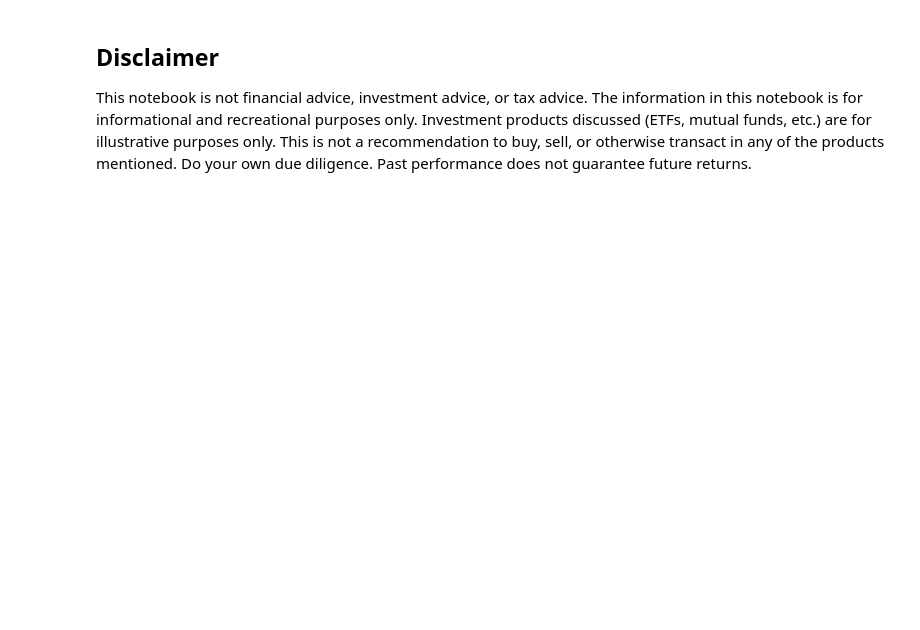
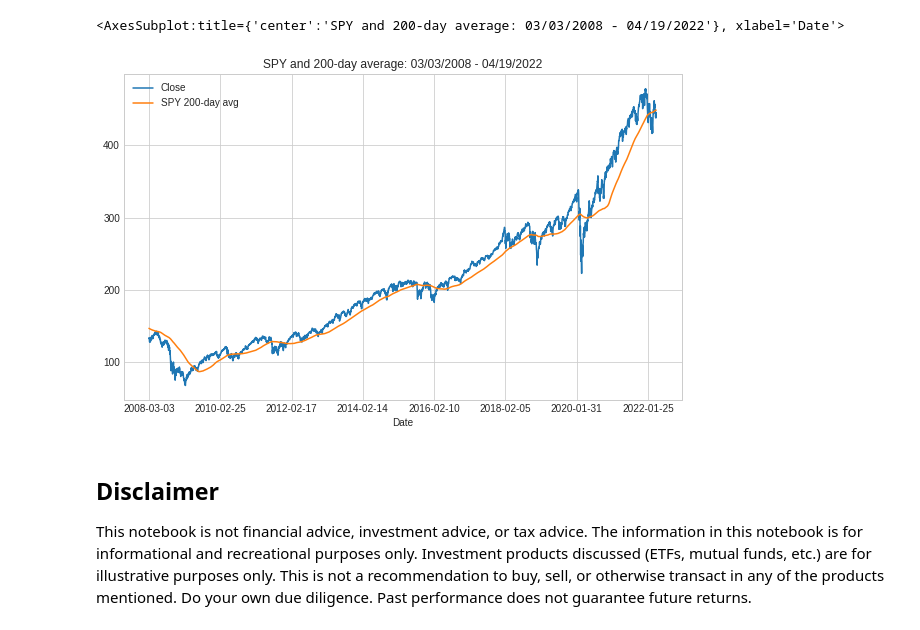
Before and after one commit to IanLKaplan/cash_trigger, a Jupyter notebook: cash_trigger.ipynb, the cells around one changed output. Saved outputs shown, nothing was run; the diff lists cells and outputs as text; code cells hidden in the pictures; blank space fills up the shorter version.

```diff
--- a/cash_trigger.ipynb
+++ b/cash_trigger.ipynb
@@ -140,7 +155,6 @@ from pandas_datareader import data
 import matplotlib.pyplot as plt
 import pandas as pd
 from pandas.core.indexes.datetimes import DatetimeIndex
-from dateutil.relativedelta import relativedelta
 import numpy as np
 from pathlib import Path
 import tempfile
@@ -233,7 +247,13 @@ class SpyData:
     spy_close: pd.DataFrame
     date_index: DatetimeIndex
 
-    def __init__(self, start_date: datetime, end_date: datetime):
+    def __init__(self, start_date: datetime, end_date: datetime) -> object:
+        """
+        start_date: the start of the period for the SPY data.  One year
+        before this date will be fetched to allow for a moving average
+        from start_date
+        end_date: the end of the period for the SPY data.
+        """
         spy_start: datetime = start_date - timedelta(days=365)
         self.spy_close = get_market_data(file_name=self.spy_close_file,
                                          data_col='Close',
@@ -243,7 +263,7 @@ class SpyData:
                                          end_date=end_date)
         self.date_index = self.spy_close.index
 
-    def spy_close(self, start_date: datetime, end_date: datetime) -> pd.DataFrame:
+    def close_data(self, start_date: datetime, end_date: datetime) -> pd.DataFrame:
         """
         Return a section of SPY close prices from start_date to end_date
         """
@@ -267,53 +287,56 @@ class SpyData:
         _average = self.spy_close.values[start_ix:end_ix+1].mean()
         return _average
 
-    def running_sum(self, values: np.array, start_ix: int, end_ix: int, win_size: int) -> np.array:
+    def moving_sum(self, values: np.array, start_ix: int, end_ix: int, win_size: int) -> np.array:
             sum_l: list = []
             win_start_ix = start_ix - (win_size - 1)
             win_end_ix = start_ix
             sum = values[win_start_ix:win_end_ix + 1].sum()
             win_end_ix = win_end_ix + 1
-            sum_l.append(sum)
+            sum_l.append(float(sum))
             while win_end_ix <= end_ix:
                 win_start_ix = win_end_ix - win_size
-                start_val = values[win_start_ix]
-                end_val = values[win_end_ix]
+                start_val = float(values[win_start_ix])
+                end_val = float(values[win_end_ix])
                 sum = (sum - start_val) + end_val
                 sum_l.append(sum)
                 win_end_ix = win_end_ix + 1
             sum_a = np.array(sum_l)
             return sum_a
 
     def moving_avg(self, start_date: datetime, end_date: datetime, window: int = window_size) -> pd.DataFrame:
         """
         Compute a moving average series
         :param start_date: the start date for the moving average series
         :param end_date: the end date for the moving average series
         :param window: the window size that extends, initially, back from start_date
         :return: a moving average series as a DataFrame. The date index will be the same
                  as the SPY time DataFrame between start_date and end_date
         """
         start_ix = findDateIndex(date_index=self.date_index, search_date=start_date)
         end_ix = findDateIndex(date_index=self.date_index, search_date=end_date)
-        win_start_ix = start_ix - (window - 1)
-        assert start_ix >= 0 and end_ix >= 0 and win_start_ix >= 0
-        sum_l: list = []
+        assert start_ix >= 0 and end_ix >= 0
         spy_values = self.spy_close.values
-        sum = spy_values[win_start_ix:start_ix + 1].sum()
-        win_start_ix = win_start_ix + 1
-        start_ix = start_ix + 1
-        while start_ix <= end_ix:
-            sum_l.append(sum)
-            start_val = spy_values[win_start_ix]
-            end_val = spy_values[start_ix]
-            sum = (sum - start_val) + end_val
-            win_start_ix = win_start_ix + 1
-            start_ix = start_ix + 1
-
+        sum_a: np.array = self.moving_sum(values=spy_values,
+                                start_ix=start_ix,
+                                end_ix=end_ix,
+                                win_size=window_size)
+        avg_a = sum_a / window_size
+        avg_df = pd.DataFrame(avg_a)
+        avg_index = self.date_index[start_ix:end_ix+1]
+        avg_df.index = avg_index
+        avg_df.columns = [f'{self.spy_etf} {window_size}-day avg']
+        return avg_df
 
 
 spy_data = SpyData(start_date, end_date)
-spy_start_avg = spy_data.avg(start_date)
+spy_close = spy_data.close_data(start_date, end_date)
+spy_moving_avg = spy_data.moving_avg(start_date, end_date)
+plot_df = pd.concat([spy_close, spy_moving_avg], axis=1)
+plot_df.plot(grid=True, title=f'SPY and 200-day average: {start_date.strftime("%m/%d/%Y")} - {end_date.strftime("%m/%d/%Y")}', figsize=(10,6))
+# %% [output]
+<AxesSubplot:title={'center':'SPY and 200-day average: 03/03/2008 - 04/19/2022'}, xlabel='Date'>
+[figure, added]
 # %% [markdown]
 <h2>
 Disclaimer
```
Also changed, not shown: parts of 3 cells of this notebook, 2 other files.
